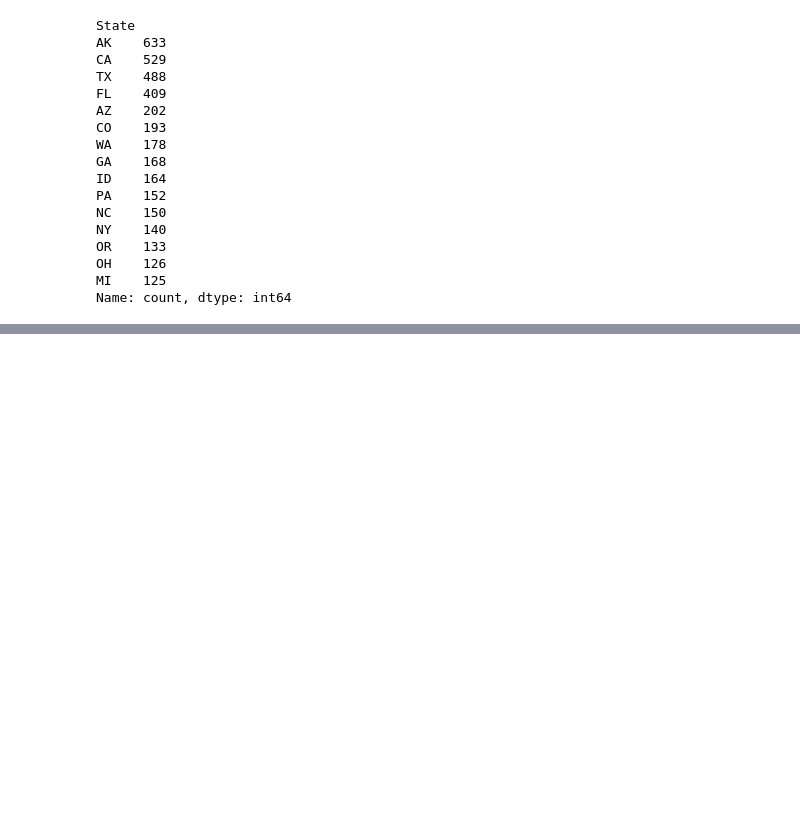
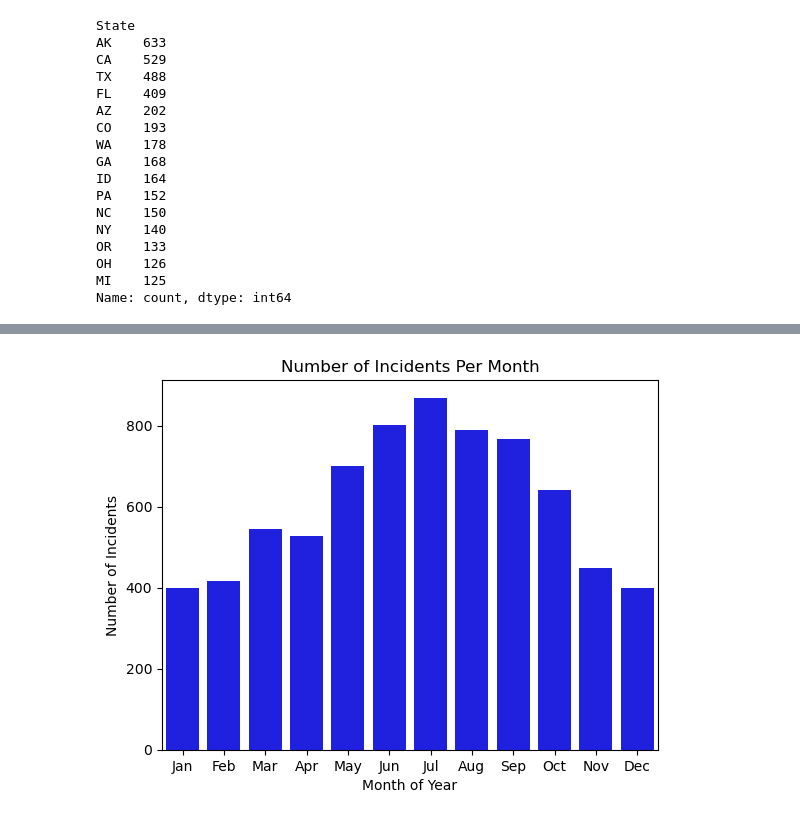
Before and after one commit to alliwar/aircraft_risk, a Jupyter notebook: initial.ipynb, the cells around one changed output, grey strips where cells are left out. Drawn from its saved outputs; the diff is of its cells as text; code cells hidden in the pictures; blank space fills up the shorter version.

```diff
--- a/initial.ipynb
+++ b/initial.ipynb
@@ -243,0 +266,6 @@ plot.set(xlabel = 'Day of Week', ylabel = 'Number of Incidents', title = 'Number
+# %%
+# Plotting Number of Incidents per Month of Year
+plot = sns.countplot(x = 'Month_of_Year', color = 'b', data = df_filtered)
+plot.set(xlabel = 'Month of Year', ylabel = 'Number of Incidents', title = 'Number of Incidents Per Month');
+# %% [output]
+[figure, added]
```
Also changed, not shown: parts of 4 cells of this notebook, 1 other file.
